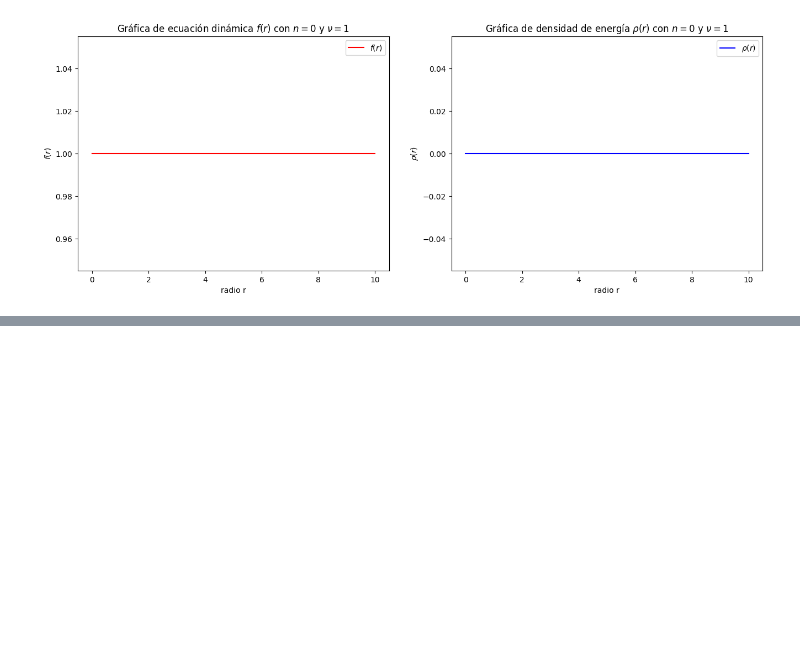
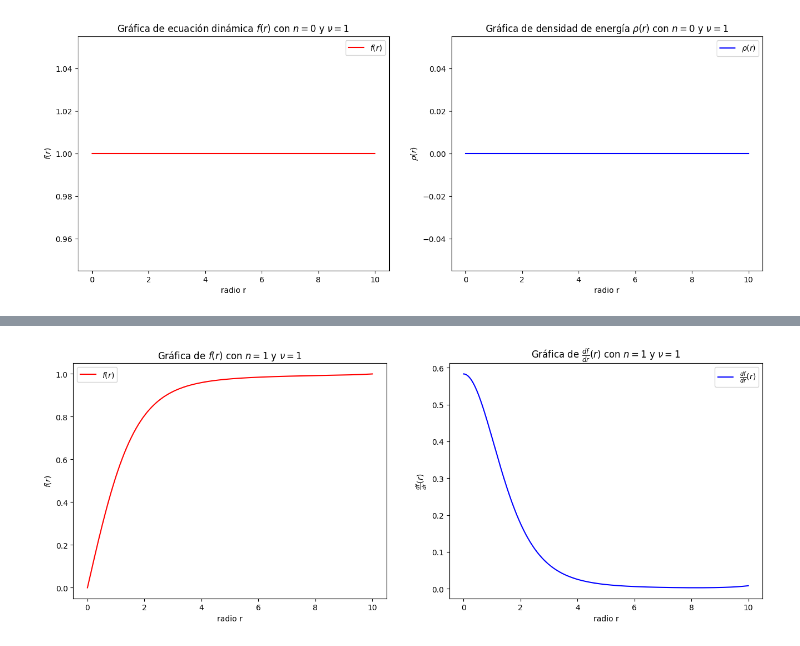
Before and after one commit to Joseluismed/Tarea2_Solitones_JLMG, a Jupyter notebook: Tarea2_solitones.ipynb, the cells around one changed output, grey strips where cells are left out. Saved outputs shown, nothing was run; the diff lists cells and outputs as text; code cells hidden in the pictures; blank space fills up the shorter version.

```diff
--- a/Tarea2_solitones.ipynb
+++ b/Tarea2_solitones.ipynb
@@ -137,0 +142,98 @@ plt.show()
+# %%
+import numpy as np
+import matplotlib.pyplot as plt
+
+#SOLUCIÓN CON n=1
+# Parámetros de ecuacion diferencial
+nu = 1
+l=1
+# Definir la ecuación diferencial a resolver sistema(variable independiente, vector estado[])
+def sistema(r, y):
+    """
+    phi: posición
+    y: vector de estado [phi, v]
+    """
+    f, v = y  # funcion y su derivada
+    if r == 0:
+        dfdr = v
+        dvdr = 0
+    else:
+        dfdr = v  # Derivada de phi con respecto a r
+        dvdr = -v/r + f/r**2 + l*(f**2 - nu**2)*f  # Derivada de la velocidad con respecto a r
+    return np.array([dfdr, dvdr])
+
+# Definir el método de Runge-Kutta de cuarto orden
+def RK4Met(f, y0, a, b, npt):
+    h = (b - a) / (npt - 1)
+    x = np.linspace(a, b, npt)
+    sol = np.zeros((npt, len(y0)))
+    sol[0, :] = y0
+
+    for i in range(1, npt):
+        k1 = h * f(x[i-1], sol[i-1, :])
+        k2 = h * f(x[i-1] + h/2, sol[i-1, :] + k1/2)
+        k3 = h * f(x[i-1] + h/2, sol[i-1, :] + k2/2)
+        k4 = h * f(x[i-1] + h, sol[i-1, :] + k3)
+        sol[i, :] = sol[i-1, :] + (k1 + 2*k2 + 2*k3 + k4) / 6.0
+
+    return x, sol
+
+# Condiciones en la frontera
+f_a = 0  # Valor en la frontera en r = a
+f_b = nu  # Valor en la frontera en r = b
+
+# Intervalo y número de puntos
+a = 0  # Inicio del intervalo
+b = 10  # Fin del intervalo
+npt = 500  # Número de puntos
+
+# Método de shooting utilizando bisección para encontrar la mejor derivada inicial
+def shootingn1(vmin, vmax, nu, a, b, tol=1e-14):
+    while True:
+        v = (vmin + vmax) / 2
+        y0 = [f_a, v]
+        r, sol = RK4Met(sistema, y0, a, b, npt)
+
+        # Comprobar el valor de la solución en la frontera
+        if abs(sol[-1, 0] - f_b) < tol:  # Condición de tolerancia
+            return v
+
+        # Ajustar los límites de bisección
+        if sol[-1, 0] < f_b:
+            vmin = v
+        else:
+            vmax = v
+
+        # Si la diferencia entre vmax y vmin es menor que la tolerancia
+        if abs(vmax - vmin) < tol:
+            return v
+
+# Aplicación del método de shooting
+vmin = 0
+vmax = 10
+dfdr = 0
+
+# Solución final con el valor ajustado de la derivada inicial
+v = shootingn1(vmin, vmax, nu, a, b)
+y0 = [f_a, v]
+print('Derivada inicial ajustada:', v)
+
+r, sol = RK4Met(sistema, y0, a, b, npt)
+f = sol[:, 0]
+v = sol[:, 1]
+
+# Graficar los resultados
+fig, ax = plt.subplots(nrows=1, ncols=2, figsize=(16, 5.5))
+
+ax[0].plot(r, f, c='red', label=r'$f(r)$')
+ax[1].plot(r, v, c='blue', label=r'$\frac{df}{dr}(r)$')
+ax[0].set_xlabel('radio r')
+ax[1].set_xlabel('radio r')
+ax[0].set_ylabel(r'$f(r)$')
+ax[1].set_ylabel(r'$\frac{df}{dr}(r)$')
+ax[0].set_title(r'Gráfica de $f(r)$ con $n=1$ y $\nu=1$')
+ax[1].set_title(r'Gráfica de $\frac{df}{dr}(r)$ con $n=1$ y $\nu=1$')
+ax[0].legend()
+ax[1].legend()
+plt.show()
+# %% [output]
@@ -137,0 +241 @@ plt.show()
+[figure, added]
```
Also changed, not shown: parts of 7 cells of this notebook.
